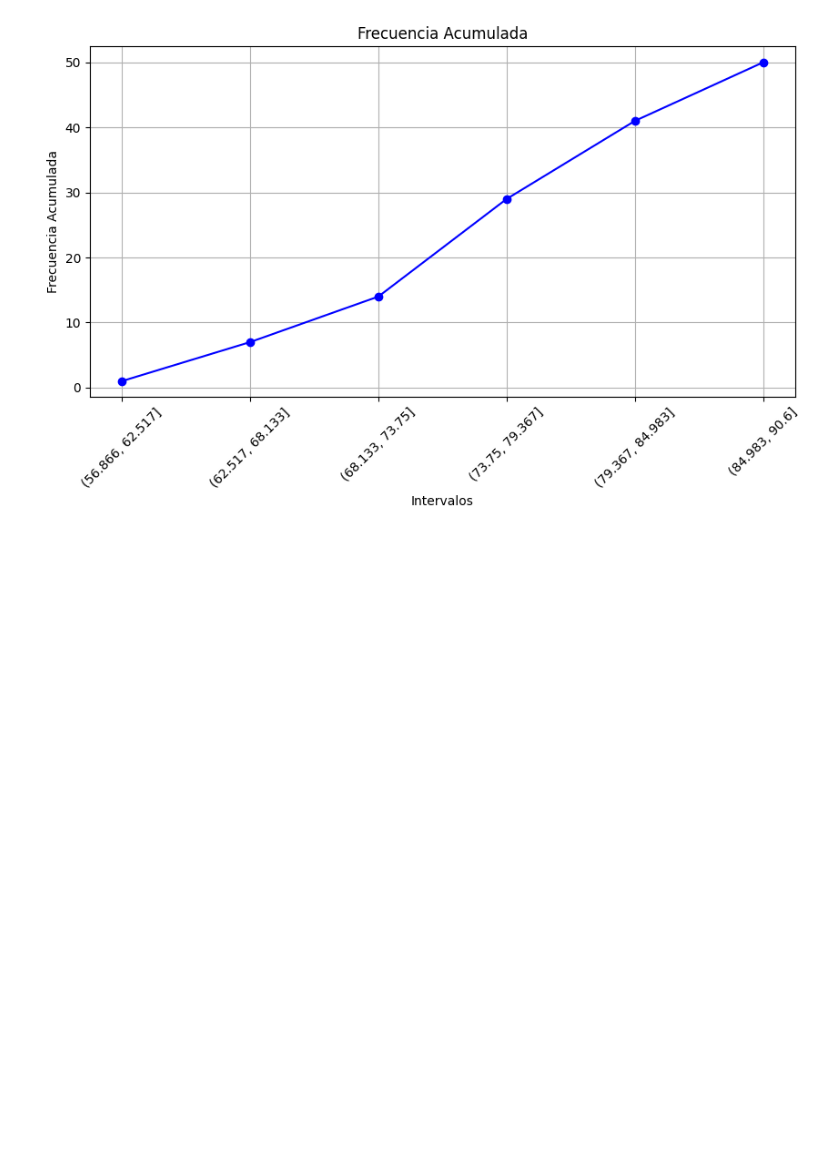
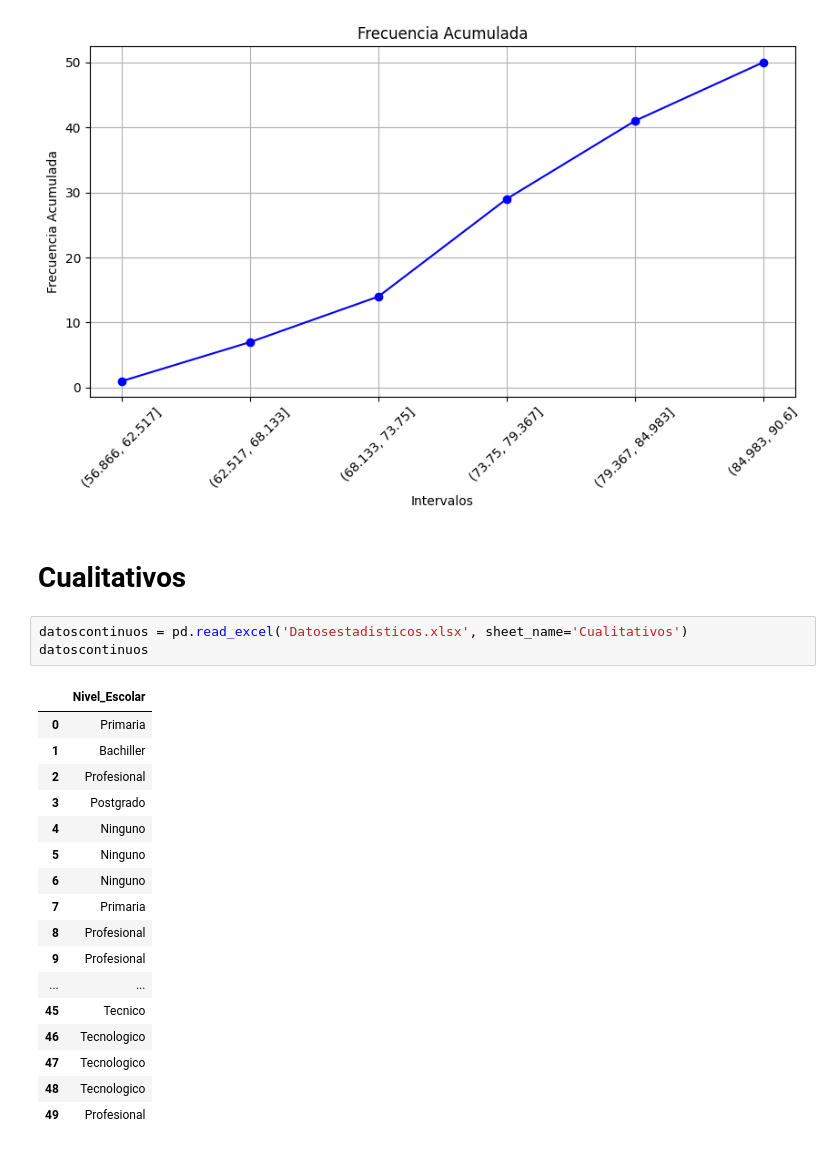
Before and after one commit to DarkKing516/MachineLearning, a Jupyter notebook: clase_random/estadistica.ipynb, the cells around one changed output. Cells and saved outputs as stored; diff of their text form; blank space fills up the shorter version.

```diff
--- a/clase_random/estadistica.ipynb
+++ b/clase_random/estadistica.ipynb
@@ -262,3 +262,26 @@ plt.grid(True)
 plt.show()
 # %% [output]
 [figure]
+# %% [markdown]
+# **Cualitativos**
+# %%
+datoscontinuos = pd.read_excel('Datosestadisticos.xlsx', sheet_name='Cualitativos')
+datoscontinuos
+# %% [output]
+|  | Nivel_Escolar |
+| 0 | Primaria |
+| 1 | Bachiller |
+| 2 | Profesional |
+| 3 | Postgrado |
+| 4 | Ninguno |
+| 5 | Ninguno |
+| 6 | Ninguno |
+| 7 | Primaria |
+| 8 | Profesional |
+| 9 | Profesional |
+| ... | ... |
+| 45 | Tecnico |
+| 46 | Tecnologico |
+| 47 | Tecnologico |
+| 48 | Tecnologico |
+| 49 | Profesional |
```
Also changed, not shown: parts of 11 cells of this notebook.
